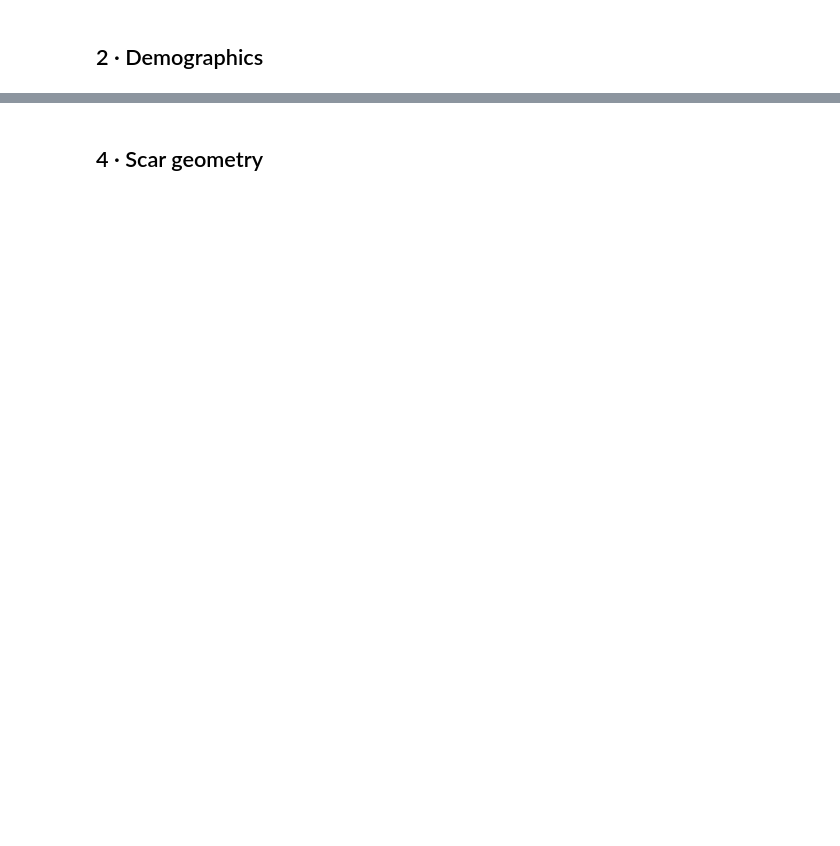
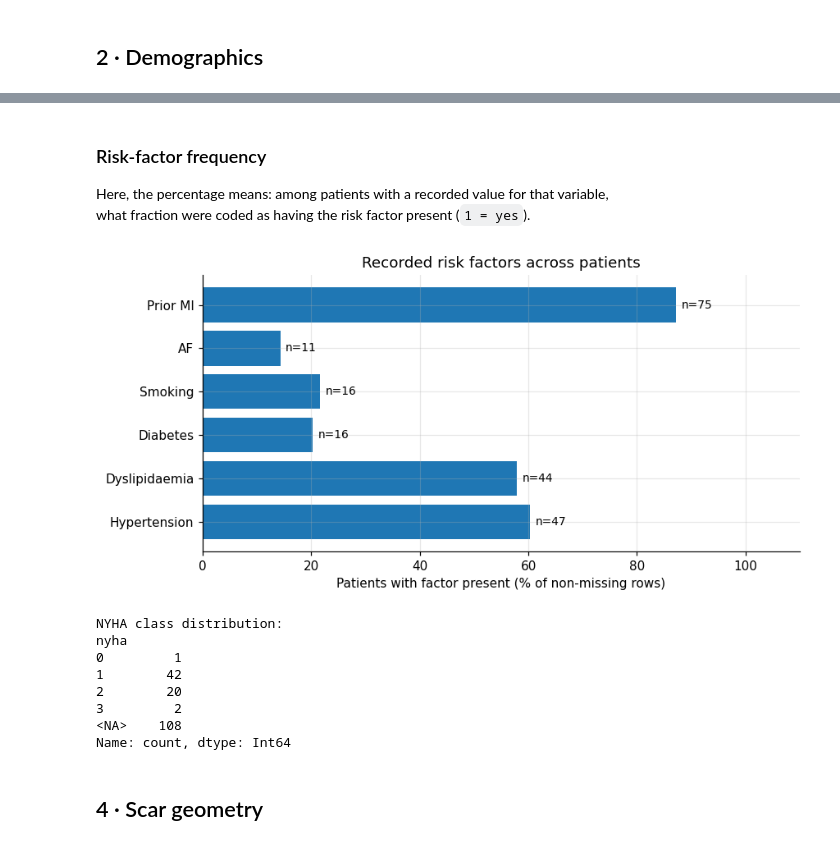
Before and after one commit to jcompanys/scar_tissue_that_I_wish_you_saw, a Jupyter notebook: lv-scar-segmentation/notebooks/02_clinical_eda.ipynb, the cells around one changed output, grey strips where cells are left out. Cells and saved outputs as stored; diff of their text form; code cells hidden in the pictures; blank space fills up the shorter version.

```diff
--- a/lv-scar-segmentation/notebooks/02_clinical_eda.ipynb
+++ b/lv-scar-segmentation/notebooks/02_clinical_eda.ipynb
@@ -159,28 +426,43 @@ plt.show()
+# %% [markdown]
+### Risk-factor frequency
+
+Here, the percentage means: among patients with a recorded value for that variable,
+what fraction were coded as having the risk factor present (`1 = yes`).
 # %%
 rf_cols  = [c for c in ["hta", "dlp", "dm", "smoking", "afib", "mi_yn"] if c in df.columns]
 rf_pct   = df[rf_cols].apply(lambda s: (s == 1).sum() / s.notna().sum() * 100)
 rf_count = df[rf_cols].apply(lambda s: (s == 1).sum())
 
 labels_map = {"hta": "Hypertension", "dlp": "Dyslipidaemia", "dm": "Diabetes",
               "smoking": "Smoking", "afib": "AF", "mi_yn": "Prior MI"}
 
 fig, ax = plt.subplots(figsize=(8, 4))
 bars = ax.barh([labels_map.get(c, c) for c in rf_pct.index],
                rf_pct.values, color=PAL[0])
 for bar, n in zip(bars, rf_count.values):
     ax.text(bar.get_width() + 1, bar.get_y() + bar.get_height() / 2,
             f"n={n}", va="center", fontsize=9)
-ax.set_xlabel("Prevalence (%)")
+ax.set_xlabel("Patients with factor present (% of non-missing rows)")
 ax.set_xlim(0, 110)
-ax.set_title("Risk factor prevalence")
+ax.set_title("Recorded risk factors across patients")
 plt.tight_layout()
 plt.savefig(RESULTS_DIR / "eda_risk_factors.png", bbox_inches="tight")
 plt.show()
 
 # NYHA
 if "nyha" in df.columns:
     print("\nNYHA class distribution:")
     print(df["nyha"].value_counts(dropna=False).sort_index())
+# %% [output]
+[figure, added]
+NYHA class distribution:
+nyha
+0         1
+1        42
+2        20
+3         2
+<NA>    108
+Name: count, dtype: Int64
 # %% [markdown]
 ## 4 · Scar geometry
 # %%
```
Also changed, not shown: parts of 19 cells of this notebook.
